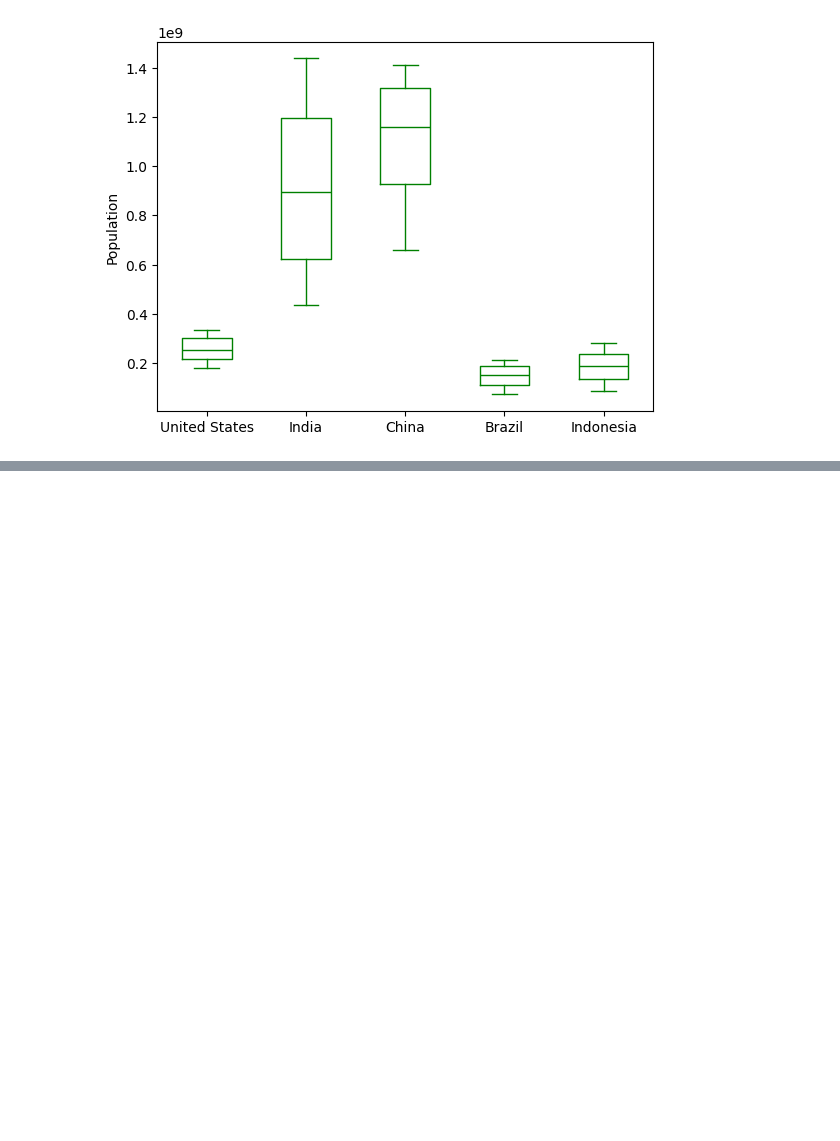
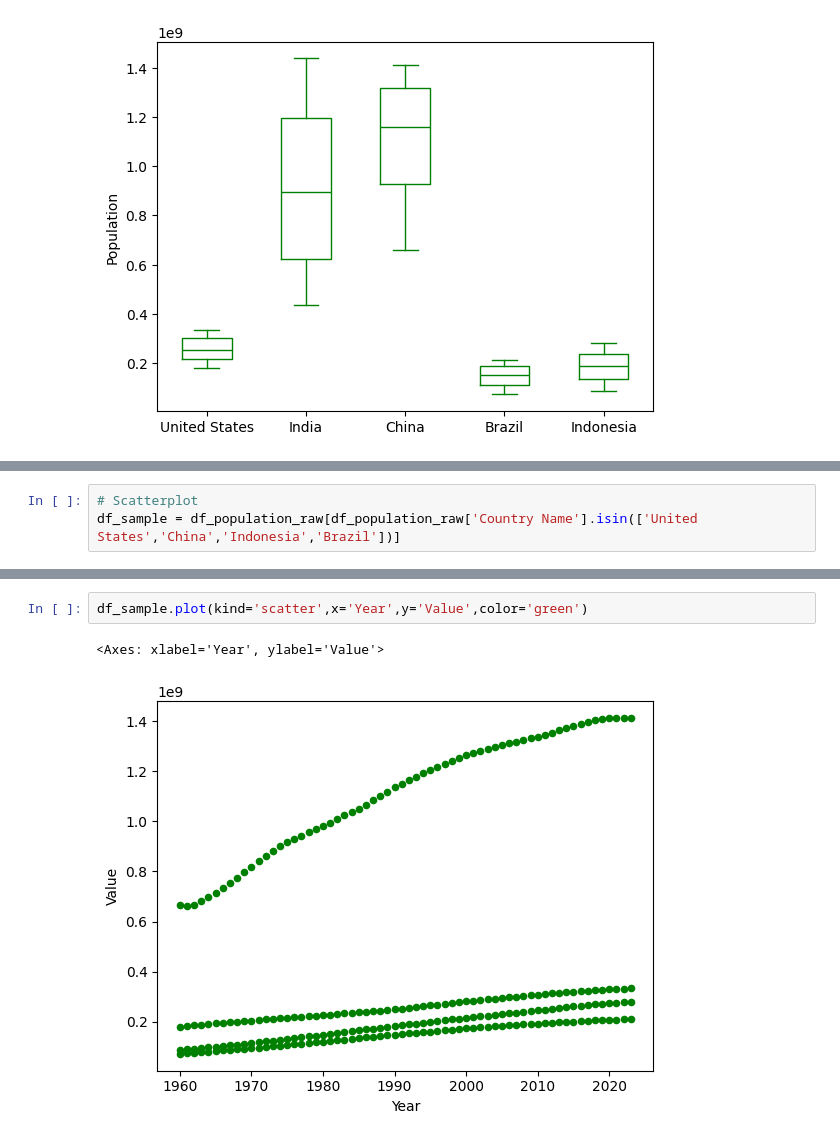
Before and after one commit to DiilaNa/Data_Science_with-Pandas, a Jupyter notebook: Project-2/DataVisualization.ipynb, the cells around one changed output, grey strips where cells are left out. Saved outputs shown, nothing was run; the diff lists cells and outputs as text; blank space fills up the shorter version.

```diff
--- a/Project-2/DataVisualization.ipynb
+++ b/Project-2/DataVisualization.ipynb
@@ -129,0 +136,3 @@ df_pivot.plot(kind='box',color='green',ylabel='Population')
+# %%
+# Scatterplot
+df_sample = df_population_raw[df_population_raw['Country Name'].isin(['United States','China','Indonesia','Brazil'])]
@@ -129,0 +155,5 @@ df_pivot.plot(kind='box',color='green',ylabel='Population')
+# %%
+df_sample.plot(kind='scatter',x='Year',y='Value',color='green')
+# %% [output]
+<Axes: xlabel='Year', ylabel='Value'>
+[figure, added]
```
Also changed, not shown: parts of 2 cells of this notebook.
